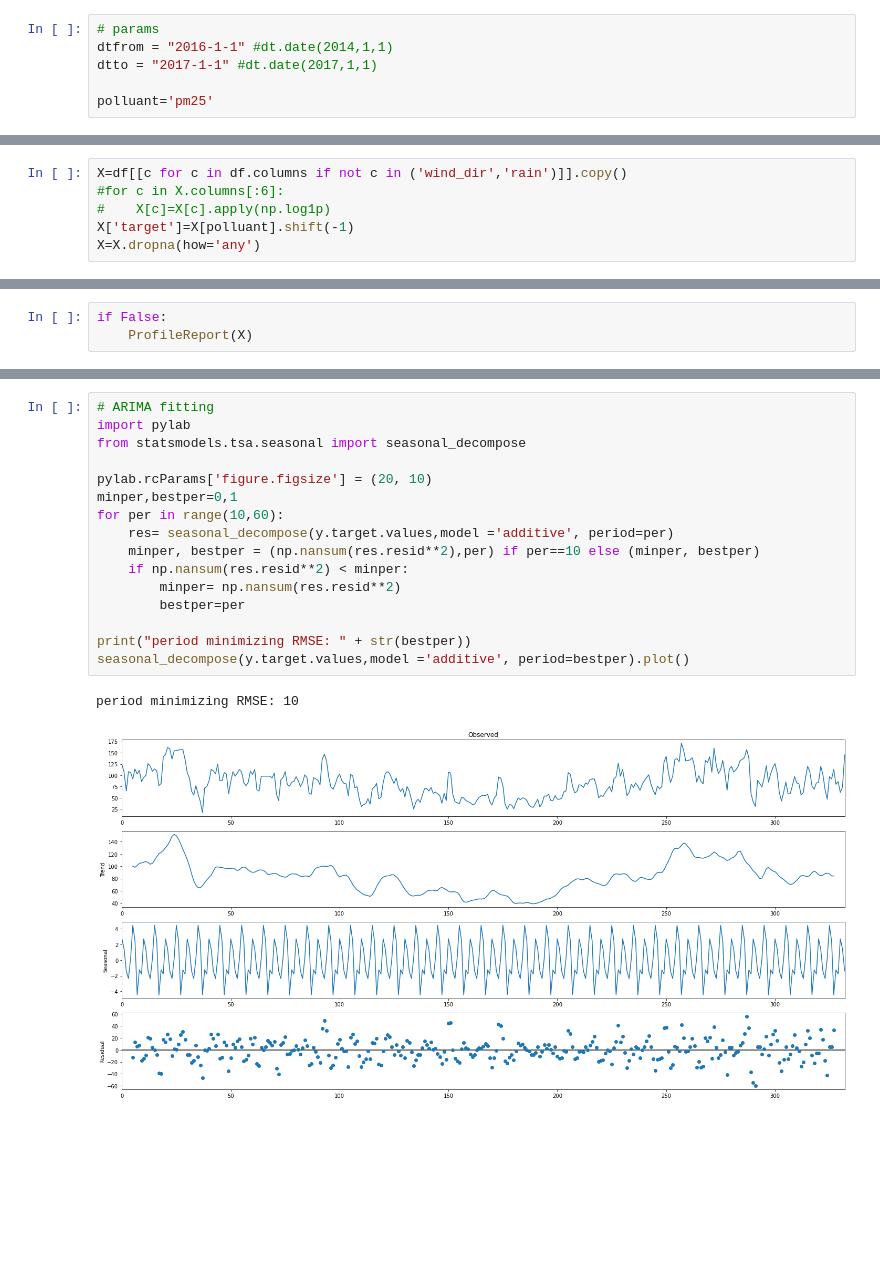
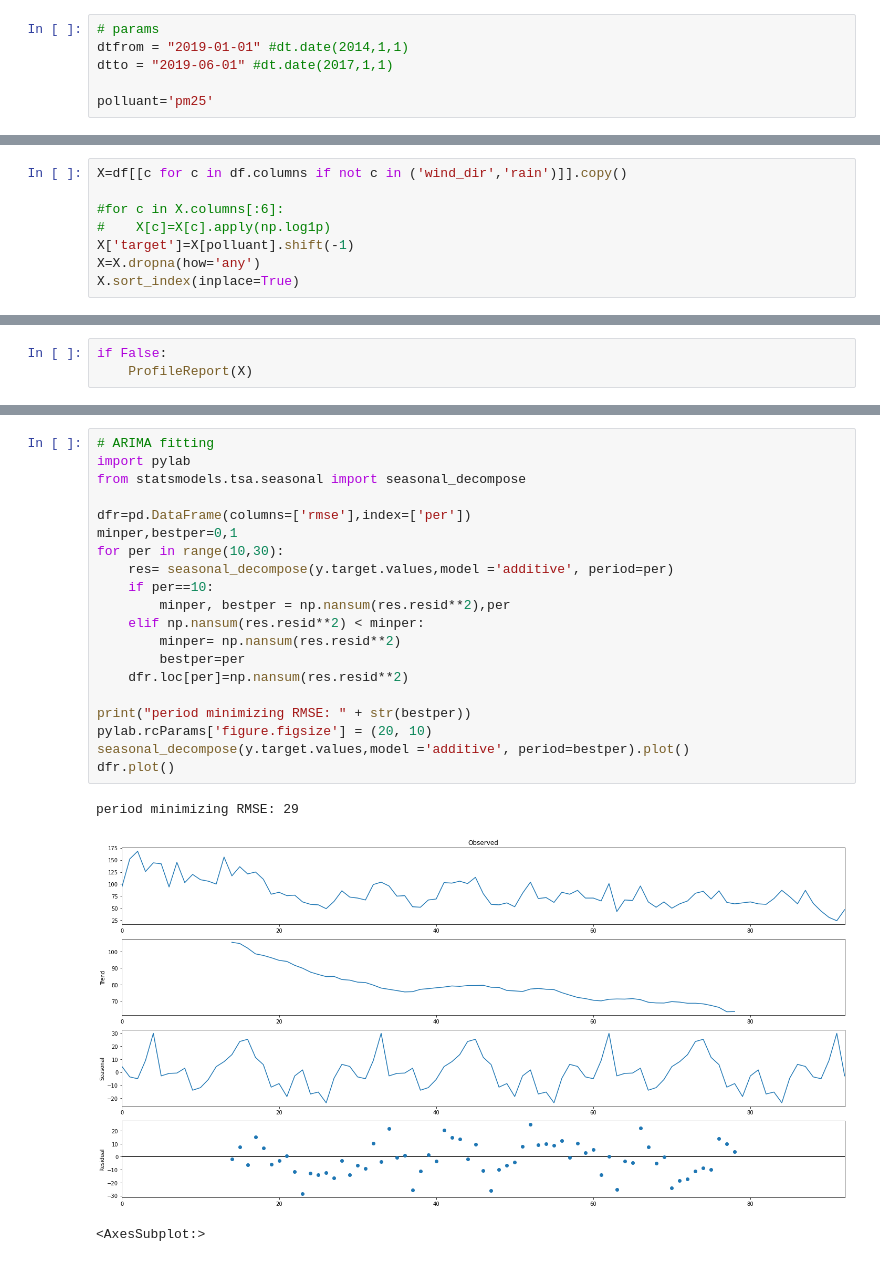
Before and after one commit to bluexm/airquality, a Jupyter notebook: analysis/autocorrelation_meteo.ipynb, the cells around one changed output, grey strips where cells are left out. Drawn from its saved outputs; the diff is of its cells as text; blank space fills up the shorter version.

```diff
--- a/analysis/autocorrelation_meteo.ipynb
+++ b/analysis/autocorrelation_meteo.ipynb
@@ -13,8 +13,8 @@ from pandas_profiling import ProfileReport
 import seaborn as sns
 # %%
 # params
-dtfrom = "2016-1-1" #dt.date(2014,1,1)
-dtto = "2017-1-1" #dt.date(2017,1,1)
+dtfrom = "2019-01-01" #dt.date(2014,1,1)
+dtto = "2019-06-01" #dt.date(2017,1,1)
 
 polluant='pm25'
 # %%
@@ -217,7 +234,9 @@ df
 # %%
 X=df[[c for c in df.columns if not c in ('wind_dir','rain')]].copy()
+
 #for c in X.columns[:6]:
 #    X[c]=X[c].apply(np.log1p)
 X['target']=X[polluant].shift(-1)
 X=X.dropna(how='any')
+X.sort_index(inplace=True)
 # %%
@@ -329,19 +364,24 @@ Name: target, dtype: float64
 # %%
 # ARIMA fitting
 import pylab
 from statsmodels.tsa.seasonal import seasonal_decompose
 
-pylab.rcParams['figure.figsize'] = (20, 10)
+dfr=pd.DataFrame(columns=['rmse'],index=['per'])
 minper,bestper=0,1
-for per in range(10,60):
+for per in range(10,30):
     res= seasonal_decompose(y.target.values,model ='additive', period=per)
-    minper, bestper = (np.nansum(res.resid**2),per) if per==10 else (minper, bestper)
-    if np.nansum(res.resid**2) < minper:
+    if per==10:
+        minper, bestper = np.nansum(res.resid**2),per
+    elif np.nansum(res.resid**2) < minper:
         minper= np.nansum(res.resid**2)
         bestper=per
+    dfr.loc[per]=np.nansum(res.resid**2)
 
 print("period minimizing RMSE: " + str(bestper))
+pylab.rcParams['figure.figsize'] = (20, 10)
 seasonal_decompose(y.target.values,model ='additive', period=bestper).plot()
+dfr.plot()
 # %% [output]
-period minimizing RMSE: 10
+period minimizing RMSE: 29
-[figure, old version]
+[figure, new version]
+<AxesSubplot:>
```
Also changed, not shown: parts of 13 cells of this notebook.
